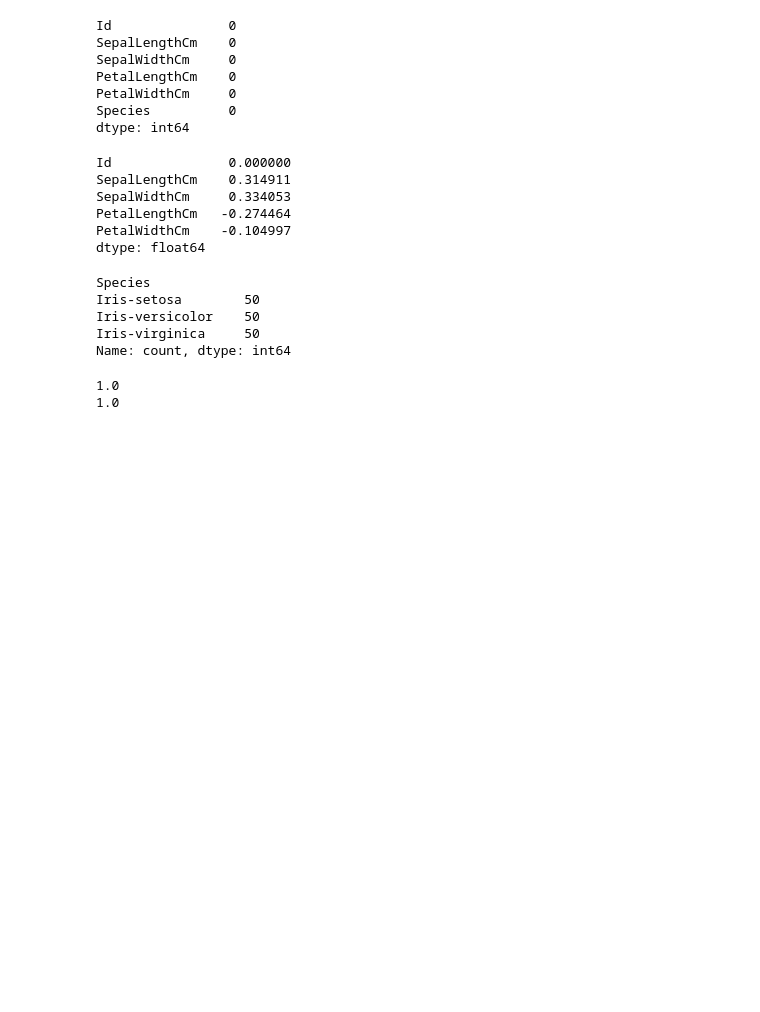
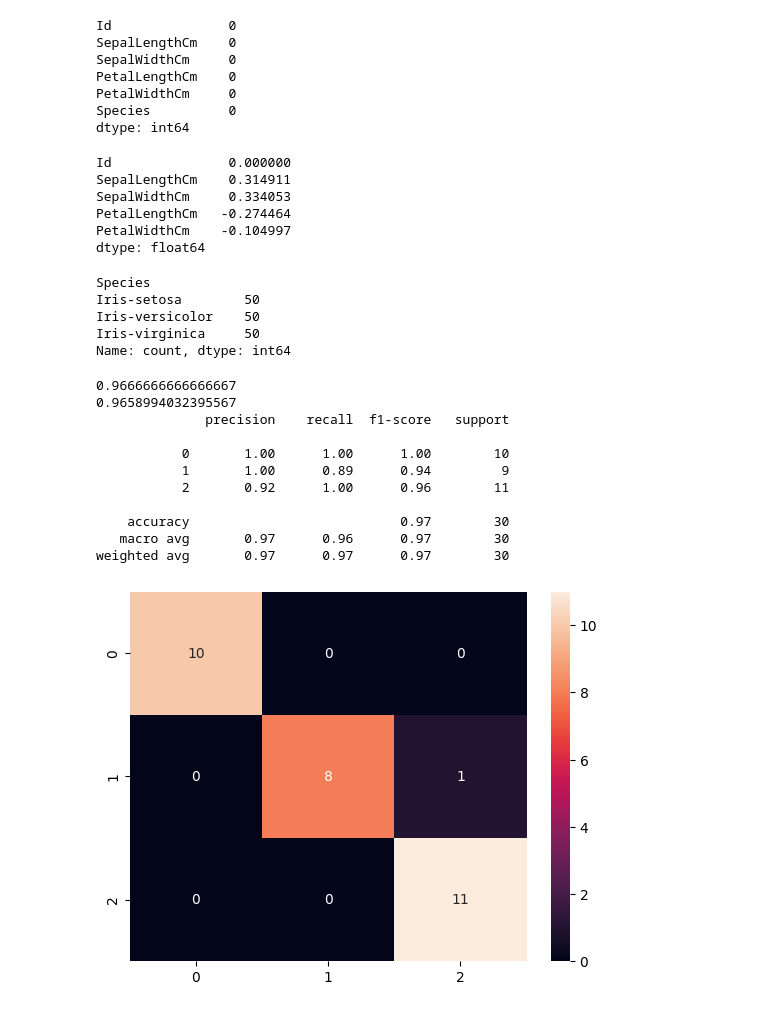
Before and after one commit to Dhineshsakthivel2007/Iris-prediction-SVM-, a Jupyter notebook: task.ipynb, the cells around one changed output. Saved outputs shown, nothing was run; the diff lists cells and outputs as text; code cells hidden in the pictures; blank space fills up the shorter version.

Commit message:
added heatmap

```diff
--- a/task.ipynb
+++ b/task.ipynb
@@ -54,6 +55,10 @@ X=df[['SepalLengthCm','SepalWidthCm','PetalLengthCm','PetalWidthCm']]
 y=df['Species']
 # %%
 x_train,x_test,y_train,y_test=train_test_split(X,y,test_size=0.2,random_state=42)
+# %%
+Scaler=StandardScaler()
+x_train=Scaler.fit_transform(x_train)
+x_test=Scaler.transform(x_test)
 # %%
 model1=SVC(kernel='linear')
 model1.fit(x_train,y_train)
@@ -61,10 +66,23 @@ pred_y=model1.predict(x_test)
 # %%
 print(accuracy_score(y_test,pred_y))
 print(f1_score(y_test,pred_y,average='macro'))
+print(classification_report(y_test,pred_y))
 cm=confusion_matrix(y_test,pred_y)
+sns.heatmap(cm,annot=True,fmt='d')
+plt.show()
 # %% [output]
-1.0
-1.0
+0.9666666666666667
+0.9658994032395567
+              precision    recall  f1-score   support
+
+           0       1.00      1.00      1.00        10
+           1       1.00      0.89      0.94         9
+           2       0.92      1.00      0.96        11
+
+    accuracy                           0.97        30
+   macro avg       0.97      0.96      0.97        30
+weighted avg       0.97      0.97      0.97        30
+[figure, added]
 # %%
 model2=SVC(kernel='poly')
 model2.fit(x_train,y_train)
```
Also changed, not shown: parts of 3 cells of this notebook, 1 other file.
